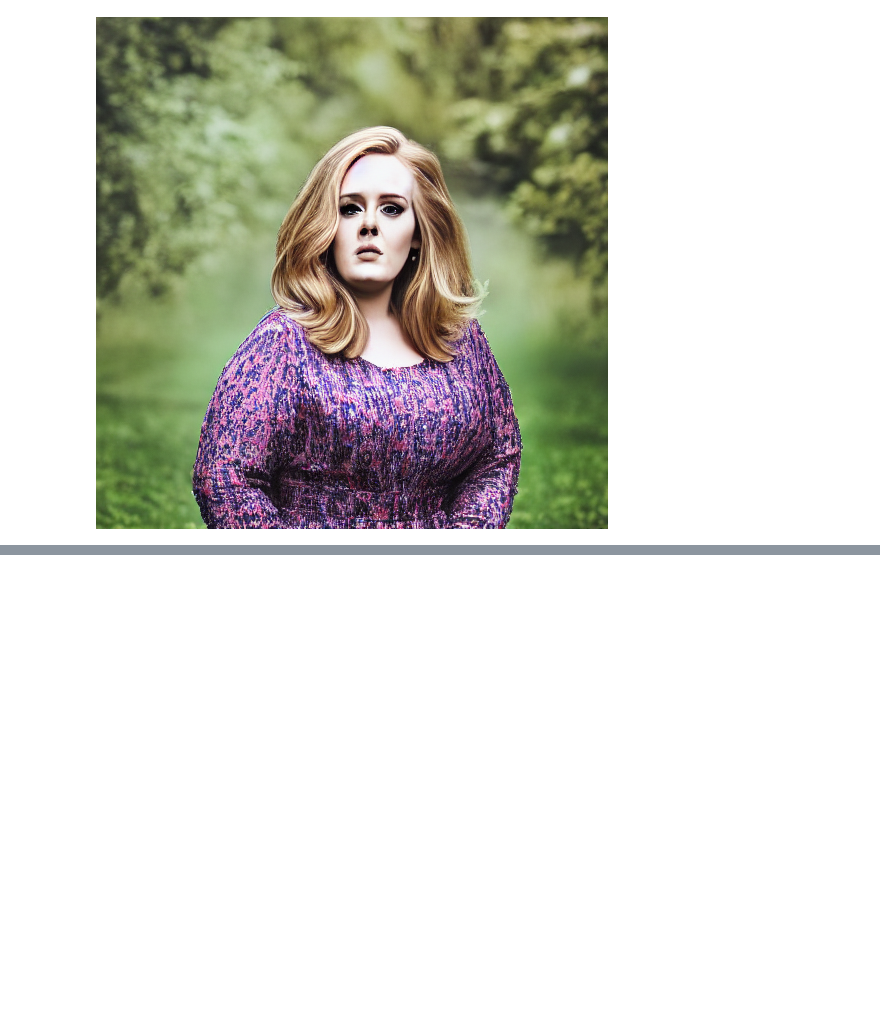
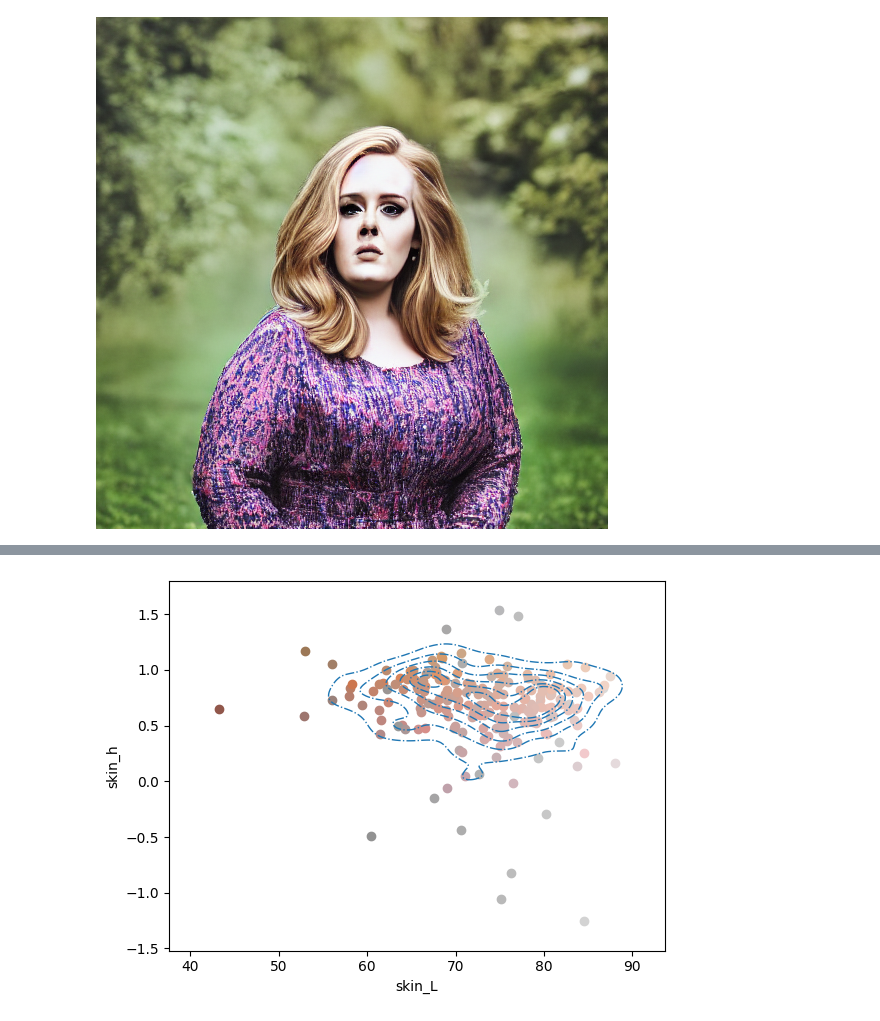
Before and after one commit to dmarx/whats-in-a-name, a Jupyter notebook: programmatic.ipynb, the cells around one changed output, grey strips where cells are left out. Saved outputs shown, nothing was run; the diff lists cells and outputs as text; code cells hidden in the pictures; blank space fills up the shorter version.

```diff
--- a/programmatic.ipynb
+++ b/programmatic.ipynb
@@ -850,3 +987,27 @@ df['skin_h'] = np.arctan2(b,a)
+# %%
+#sns.regplot(data=df, x="skin_L", y="skin_h", fit_reg=False, scatter_kws={'facecolors':df['hex_color'], 'alpha':1})
+#sns.regplot(data=df, x="skin_L", y="skin_h", fit_reg=False,
+#            #scatter_kws={'facecolor':df['hex_color'],'bordercolor':df['hex_color']})
+#            scatter_kws={'facecolor':df['hex_color']})
+
+fig = plt.figure()
+ax = fig.add_subplot(111)
+
+sns.kdeplot(data=df, x="skin_L", y="skin_h", ax=ax, alpha=1,
+            bw_adjust=.6, thresh=.15, levels=7,
+            linestyles='dashdot', linewidths=1,
+           )
+
+for _, rec in df.iterrows():
+    #break
+    x,y = rec['skin_L'], rec['skin_h']
+    rgb = (rec['skin_R']/255., rec['skin_G']/255., rec['skin_B']/255.)
+    ax.scatter(x, y, c=rgb, #zorder=10
+              )
+
+plt.show()
+# %% [output]
+[figure, added]
 # %%
 fig = plt.figure()
 ax = fig.add_subplot(111)
```
Also changed, not shown: parts of 10 cells of this notebook.
